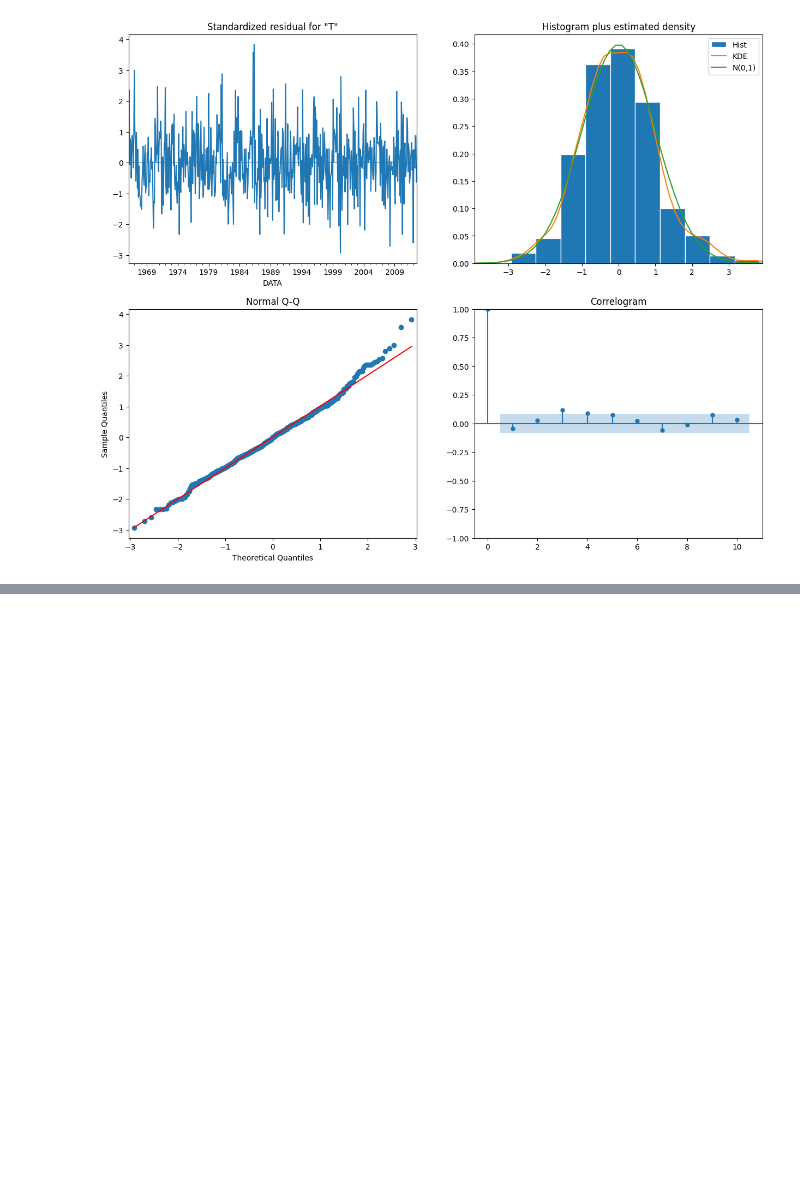
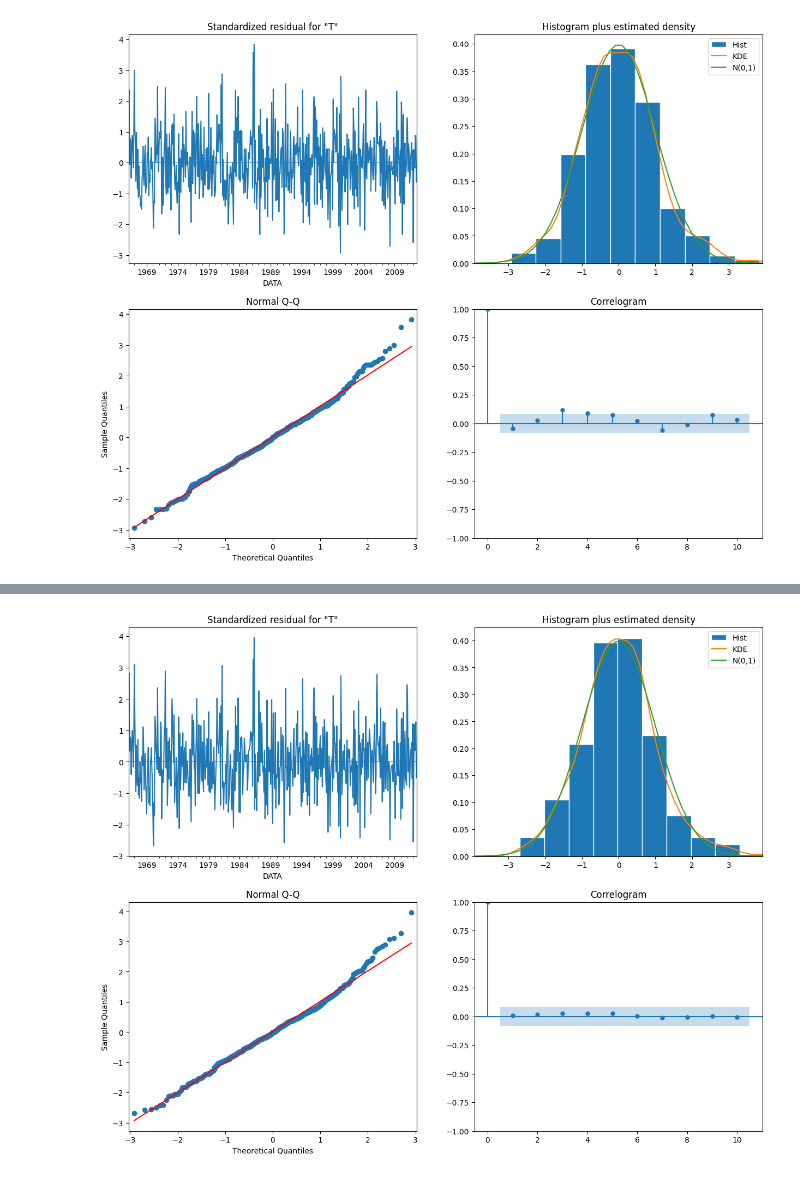
Before and after one commit to JCarapina/Estudos-praticos, a Jupyter notebook: series_temporais_2/notebooks/projeto.ipynb, the cells around one changed output, grey strips where cells are left out. Drawn from its saved outputs; the diff is of its cells as text; code cells hidden in the pictures; blank space fills up the shorter version.

```diff
--- a/series_temporais_2/notebooks/projeto.ipynb
+++ b/series_temporais_2/notebooks/projeto.ipynb
@@ -379,0 +461,5 @@ plt.show()
+# %%
+arma_mod_ot.plot_diagnostics(figsize=(15,12))
+plt.show()
+# %% [output]
+[figure, added]
```
Also changed, not shown: parts of 11 cells of this notebook.
